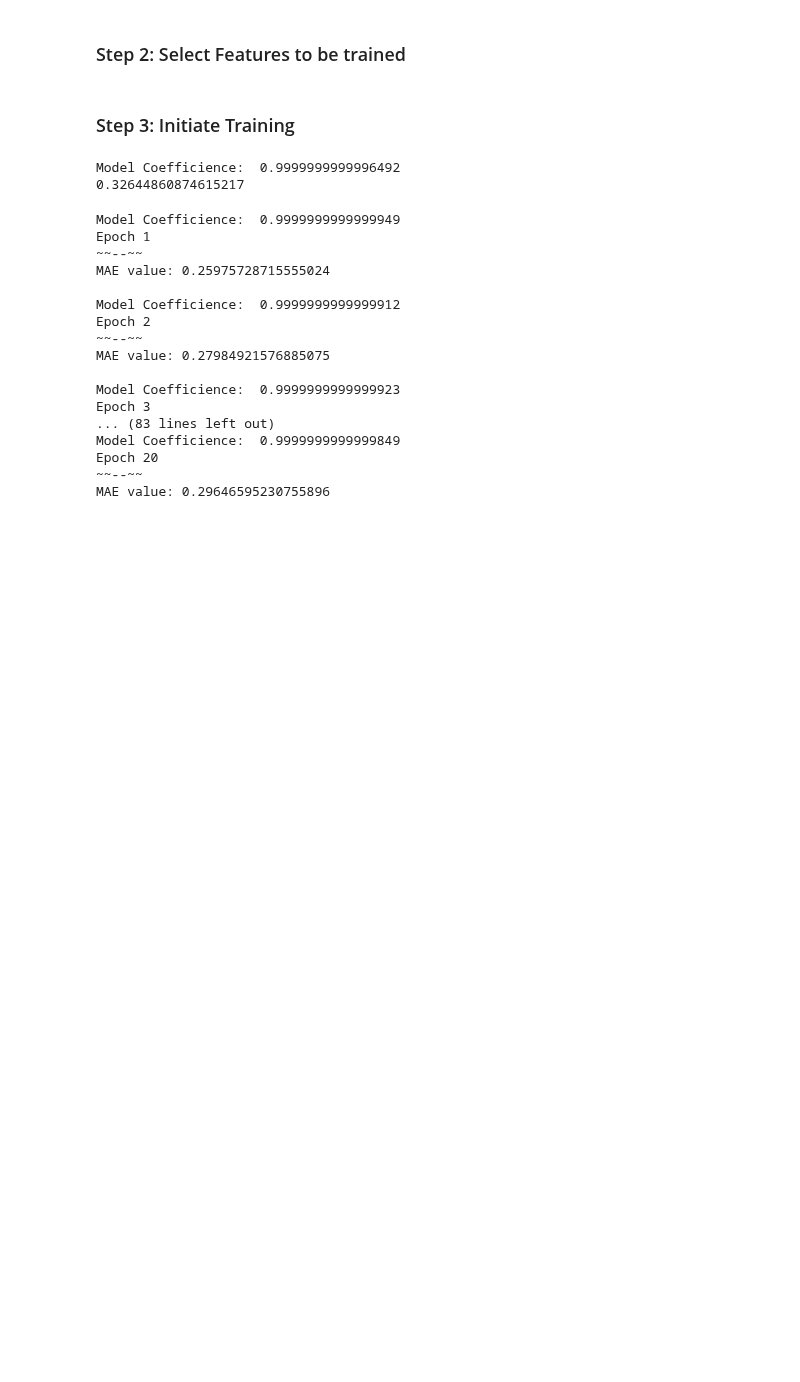
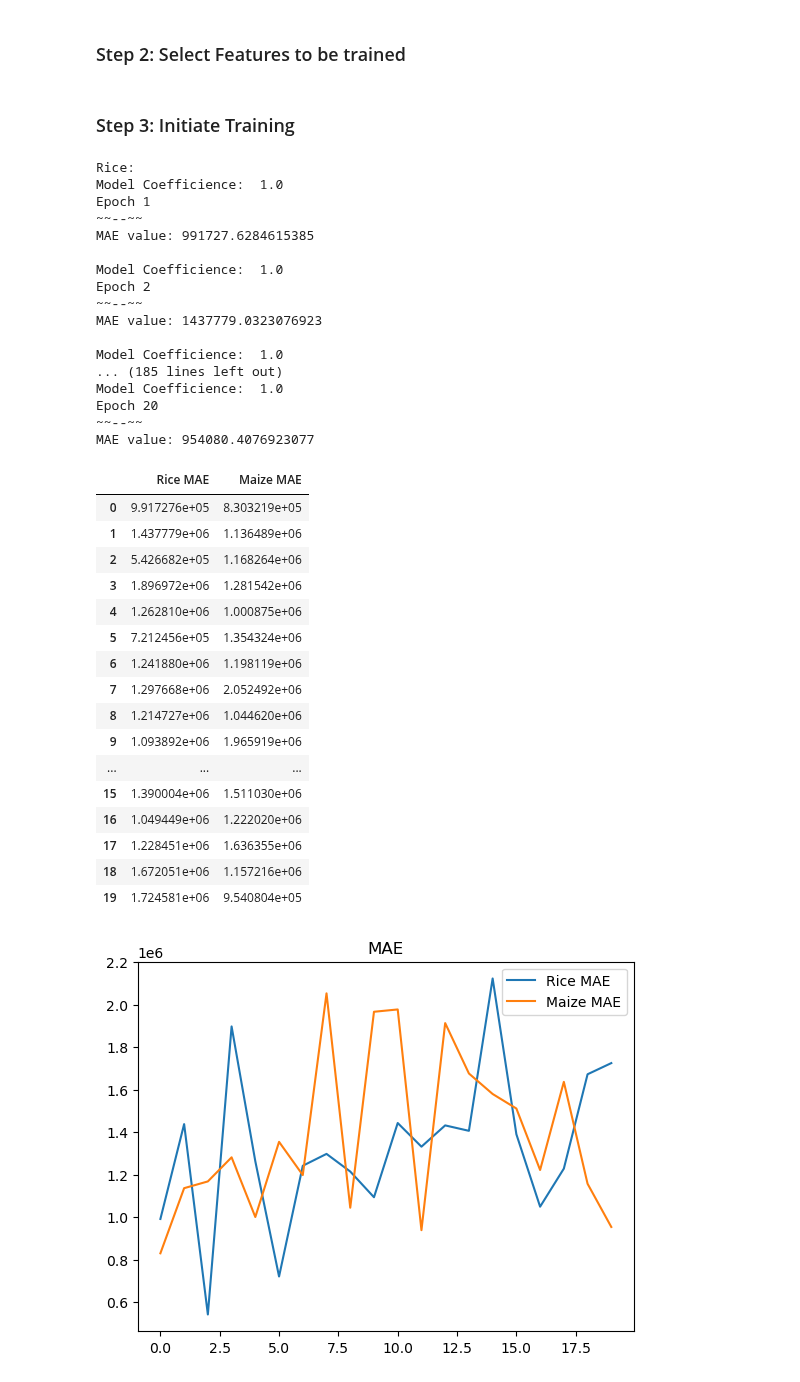
Before and after one commit to DunQua/-Intro2DS-Final-Seminar, a Jupyter notebook: source_code/04_data_modeling.ipynb, the cells around one changed output. Cells and saved outputs as stored; diff of their text form; code cells hidden in the pictures; blank space fills up the shorter version.

Commit message:
Fixing Model 01

```diff
--- a/source_code/04_data_modeling.ipynb
+++ b/source_code/04_data_modeling.ipynb
@@ -283,14 +283,15 @@ def model_select(model, itemCode):
 
 
 
-    X_train = model_train.iloc[:, [2, 8, 9]]
+    X_train = model_train.iloc[:, [2, 4, 5, 9]]
     y_train = model_train.iloc[:, 5]
 
-    X_validation = model_validation.iloc[:, [2, 8, 9]]
+    X_validation = model_validation.iloc[:, [2, 4, 5, 9]]
     y_validation = model_validation.iloc[:, 5]
 
-    X_test = model_test.iloc[:, [2, 8, 9]]
-    y_test = model_test.iloc[:, 5]
+    X_test = model_test.iloc[:, [2, 4, 5, 9]]
+    y_test = model_test.iloc[:, 8]
+    y_test
 
     return X_train, y_train, X_validation, y_validation, X_test, y_test
 # %% [markdown]
@@ -306,36 +307,69 @@ def train_model01(itemCode):
 
     y_predict=regression.predict(X_test)
 
-    print(mean_absolute_error(y_true=y_test, y_pred=y_predict))
+    return(mean_absolute_error(y_true=y_test, y_pred=y_predict))
-# %% [output]
-Model Coefficience:  0.9999999999996492
-0.32644860874615217
 # %%
-maize={}
-rice={}
+maize=[]
+rice=[]
 
 epoch=20
-
+print("Rice:")
 for i in range(epoch):
     mae_result=train_model01(27)
+    rice.append(mae_result)
     print("Epoch", i+1)
     print("~~--~~  ")
     print("MAE value:", mae_result, "\n")
+
+print("Maize:")
+for i in range(epoch):
+    mae_result=train_model01(56)
+    maize.append(mae_result)
+    print("Epoch", i+1)
+    print("~~--~~  ")
+    print("MAE value:", mae_result, "\n")
+
+df=pd.DataFrame()
+
+df["Rice MAE"]=rice
+df["Maize MAE"]=maize
+
+plot=df.plot(title="MAE")
+
+df
 # %% [output]
-Model Coefficience:  0.9999999999999949
+Rice:
+Model Coefficience:  1.0
 Epoch 1
 ~~--~~
-MAE value: 0.25975728715555024
+MAE value: 991727.6284615385
 
-Model Coefficience:  0.9999999999999912
+Model Coefficience:  1.0
 Epoch 2
 ~~--~~
-MAE value: 0.27984921576885075
+MAE value: 1437779.0323076923
 
-Model Coefficience:  0.9999999999999923
-Epoch 3
-... (83 lines left out)
-Model Coefficience:  0.9999999999999849
+Model Coefficience:  1.0
+... (185 lines left out)
+Model Coefficience:  1.0
 Epoch 20
 ~~--~~
-MAE value: 0.29646595230755896
+MAE value: 954080.4076923077
+|  | Rice MAE | Maize MAE |
+| 0 | 9.917276e+05 | 8.303219e+05 |
+| 1 | 1.437779e+06 | 1.136489e+06 |
+| 2 | 5.426682e+05 | 1.168264e+06 |
+| 3 | 1.896972e+06 | 1.281542e+06 |
+| 4 | 1.262810e+06 | 1.000875e+06 |
+| 5 | 7.212456e+05 | 1.354324e+06 |
+| 6 | 1.241880e+06 | 1.198119e+06 |
+| 7 | 1.297668e+06 | 2.052492e+06 |
+| 8 | 1.214727e+06 | 1.044620e+06 |
+| 9 | 1.093892e+06 | 1.965919e+06 |
+| ... | ... | ... |
+| 15 | 1.390004e+06 | 1.511030e+06 |
+| 16 | 1.049449e+06 | 1.222020e+06 |
+| 17 | 1.228451e+06 | 1.636355e+06 |
+| 18 | 1.672051e+06 | 1.157216e+06 |
+| 19 | 1.724581e+06 | 9.540804e+05 |
+[figure, added]
```
Also changed, not shown: parts of 2 cells of this notebook.
